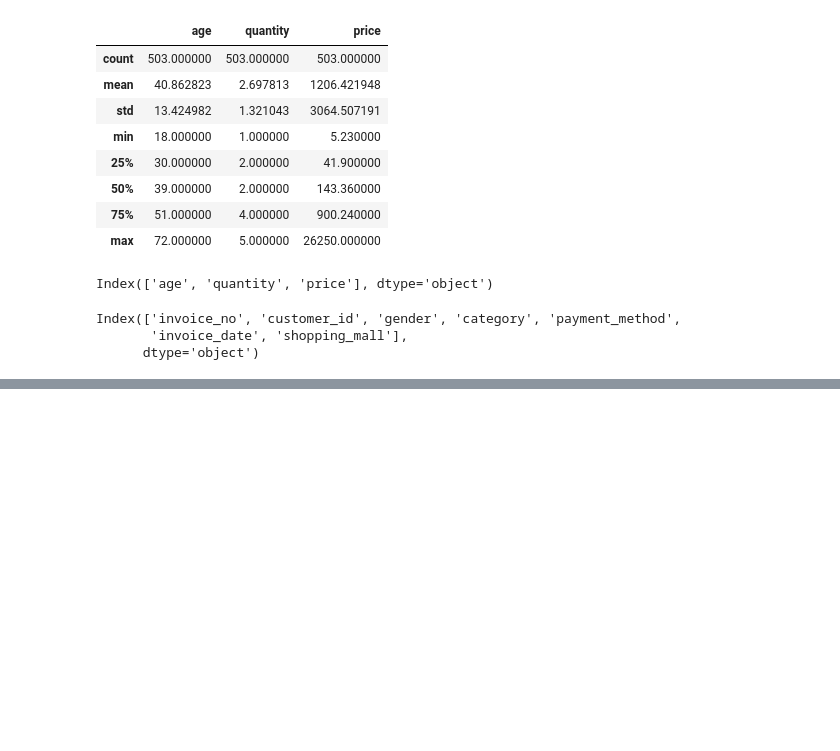
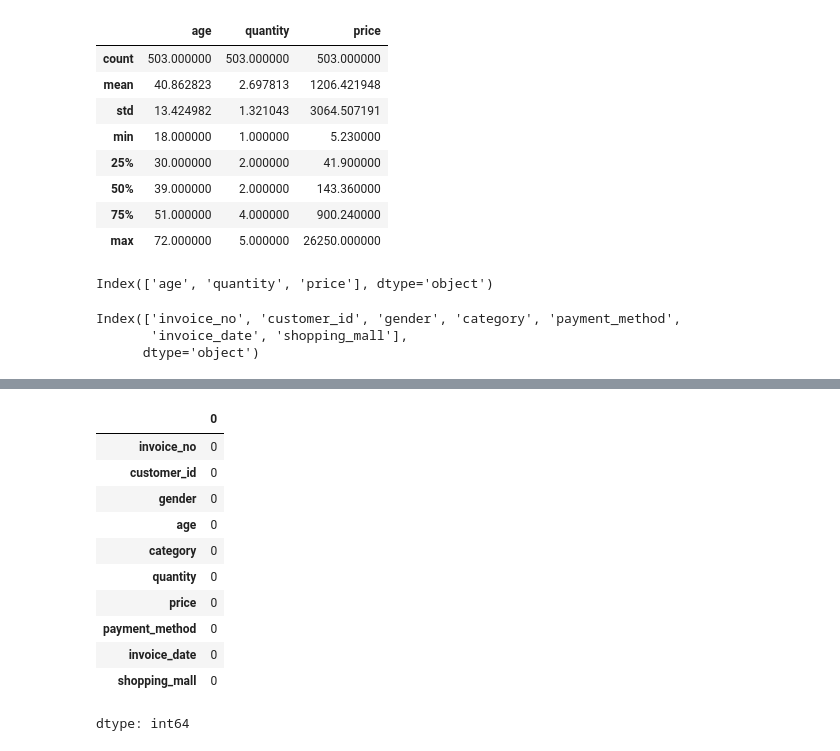
Before and after one commit to AlvinManoj05/Data-Preprocessing-Project, a Jupyter notebook: Data_Processing_Group_Assignment.ipynb, the cells around one changed output, grey strips where cells are left out. Cells and saved outputs as stored; diff of their text form; code cells hidden in the pictures; blank space fills up the shorter version.

```diff
--- a/Data_Processing_Group_Assignment.ipynb
+++ b/Data_Processing_Group_Assignment.ipynb
@@ -106,0 +124,26 @@ Index(['invoice_no', 'customer_id', 'gender', 'category', 'payment_method',
+# %%
+#handling missing values for numerical columns
+numerical_columns=df.select_dtypes(include='number').columns
+for column in numerical_columns:
+  df[column]=df[column].fillna(df[column].median())
+# %%
+#handling missing values for categorical columns
+categorical_columns=df.select_dtypes(include='object').columns
+for column in categorical_columns:
+  df[column]=df[column].fillna(df[column].mode()[0])
+# %%
+#checking
+df.isnull().sum()
+# %% [output]
+|  | 0 |
+| invoice_no | 0 |
+| customer_id | 0 |
+| gender | 0 |
+| age | 0 |
+| category | 0 |
+| quantity | 0 |
+| price | 0 |
+| payment_method | 0 |
+| invoice_date | 0 |
+| shopping_mall | 0 |
+dtype: int64
```
Also changed, not shown: parts of 3 cells of this notebook.
